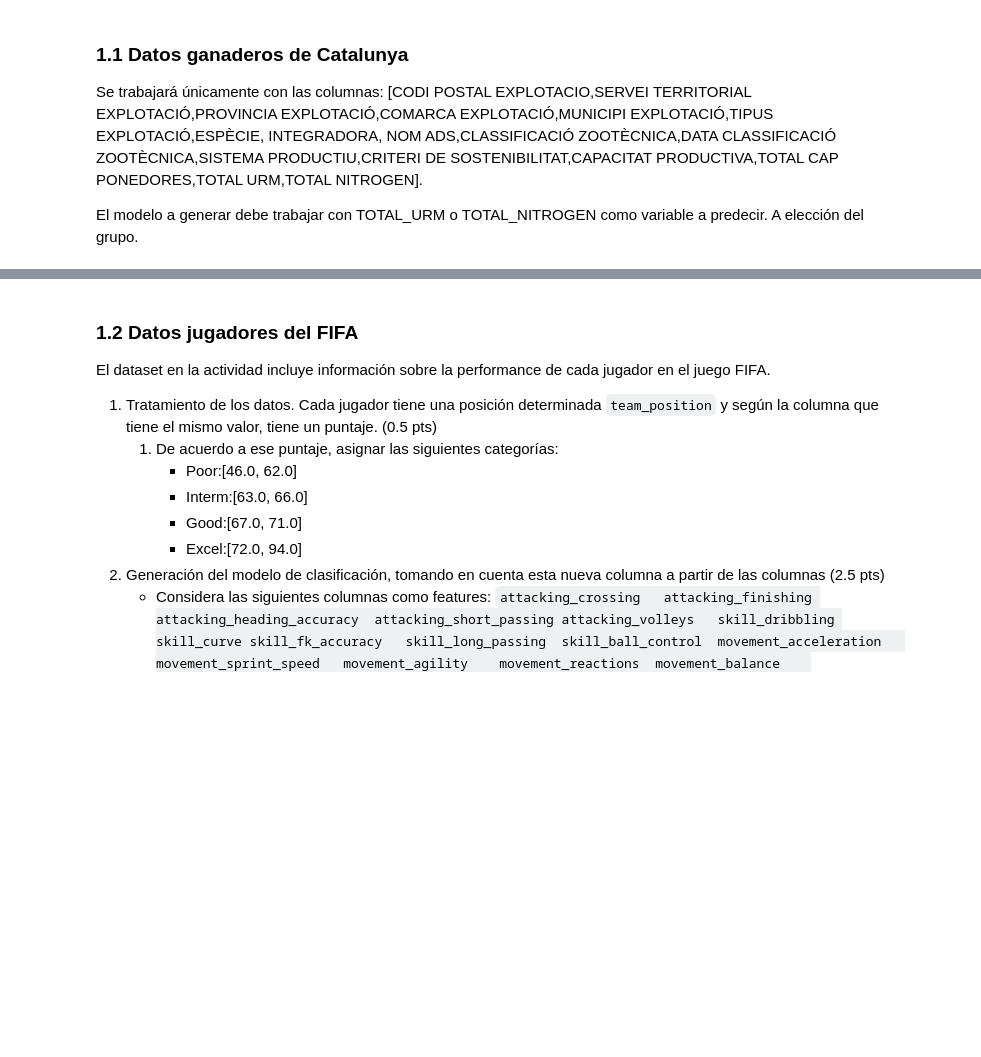
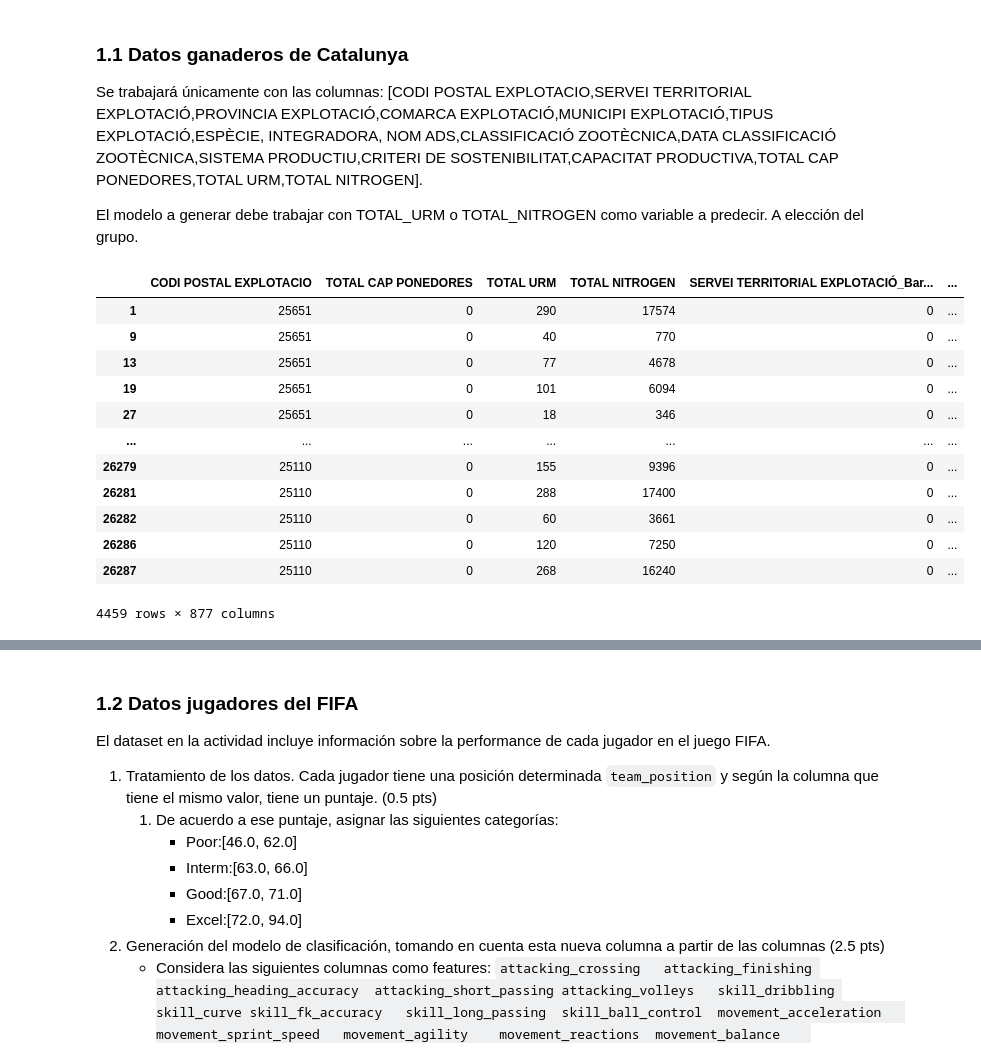
Before and after one commit to JeanPierreTB/ML_trabajo2, a Jupyter notebook: ml_actividad02 (2).ipynb, the cells around one changed output, grey strips where cells are left out. Saved outputs shown, nothing was run; the diff lists cells and outputs as text; code cells hidden in the pictures; blank space fills up the shorter version.

```diff
--- a/ml_actividad02 (2).ipynb
+++ b/ml_actividad02 (2).ipynb
@@ -61,30 +61,46 @@ El modelo a generar debe trabajar con TOTAL_URM o TOTAL_NITROGEN como variable a
 # %%
 # 1.1.1 Convertir las columnas categóricas a one-hot encoding. (1 ptos)
 import pandas as pd
 
 df = pd.read_csv('carga_ganadera.csv')
 
 columns = [
     'CODI POSTAL EXPLOTACIO', 'SERVEI TERRITORIAL  EXPLOTACIÓ', 'PROVINCIA EXPLOTACIÓ',
     'COMARCA EXPLOTACIÓ', 'MUNICIPI EXPLOTACIÓ', 'TIPUS EXPLOTACIÓ', 'ESPÈCIE',
-    'INTEGRADORA', 'NOM ADS', 'CLASSIFICACIÓ ZOOTÈCNICA','SISTEMA PRODUCTIU', 'CRITERI DE SOSTENIBILITAT',
-    'CAPACITAT PRODUCTIVA', 'TOTAL CAP PONEDORES', 'TOTAL URM', 'TOTAL NITROGEN'
+    'INTEGRADORA', 'NOM ADS', 'CLASSIFICACIÓ ZOOTÈCNICA', 'SISTEMA PRODUCTIU',
+    'CRITERI DE SOSTENIBILITAT', 'CAPACITAT PRODUCTIVA', 'TOTAL CAP PONEDORES',
+    'TOTAL URM', 'TOTAL NITROGEN'
 ]
 
 df = df[columns]
-
 df = df.dropna()
 
-
 columns_one_hot_encoding = [
-    'SERVEI TERRITORIAL  EXPLOTACIÓ', 'PROVINCIA EXPLOTACIÓ', 'COMARCA EXPLOTACIÓ', 'MUNICIPI EXPLOTACIÓ',
-    'TIPUS EXPLOTACIÓ', 'ESPÈCIE', 'INTEGRADORA', 'NOM ADS', 'CLASSIFICACIÓ ZOOTÈCNICA',
-    'SISTEMA PRODUCTIU', 'CRITERI DE SOSTENIBILITAT', 'CAPACITAT PRODUCTIVA'
+    'SERVEI TERRITORIAL  EXPLOTACIÓ', 'PROVINCIA EXPLOTACIÓ', 'COMARCA EXPLOTACIÓ',
+    'MUNICIPI EXPLOTACIÓ', 'TIPUS EXPLOTACIÓ', 'ESPÈCIE', 'INTEGRADORA',
+    'NOM ADS', 'CLASSIFICACIÓ ZOOTÈCNICA', 'SISTEMA PRODUCTIU',
+    'CRITERI DE SOSTENIBILITAT', 'CAPACITAT PRODUCTIVA'
 ]
 
 df_encoded = pd.get_dummies(df, columns=columns_one_hot_encoding, drop_first=True)
 
-df_encoded.loc[:, df_encoded.columns.str.contains('_')] = df_encoded.loc[:, df_encoded.columns.str.contains('_')].astype(int)
+df_encoded = df_encoded.astype(int)
+
+df_encoded
+# %% [output]
+|  | CODI POSTAL EXPLOTACIO | TOTAL CAP PONEDORES | TOTAL URM | TOTAL NITROGEN | SERVEI TERRITORIAL EXPLOTACIÓ_Bar... | ... |
+| 1 | 25651 | 0 | 290 | 17574 | 0 | ... |
+| 9 | 25651 | 0 | 40 | 770 | 0 | ... |
+| 13 | 25651 | 0 | 77 | 4678 | 0 | ... |
+| 19 | 25651 | 0 | 101 | 6094 | 0 | ... |
+| 27 | 25651 | 0 | 18 | 346 | 0 | ... |
+| ... | ... | ... | ... | ... | ... | ... |
+| 26279 | 25110 | 0 | 155 | 9396 | 0 | ... |
+| 26281 | 25110 | 0 | 288 | 17400 | 0 | ... |
+| 26282 | 25110 | 0 | 60 | 3661 | 0 | ... |
+| 26286 | 25110 | 0 | 120 | 7250 | 0 | ... |
+| 26287 | 25110 | 0 | 268 | 16240 | 0 | ... |
+4459 rows × 877 columns
 # %%
 df_encoded
 # %% [output]
```
Also changed, not shown: parts of 10 cells of this notebook.
